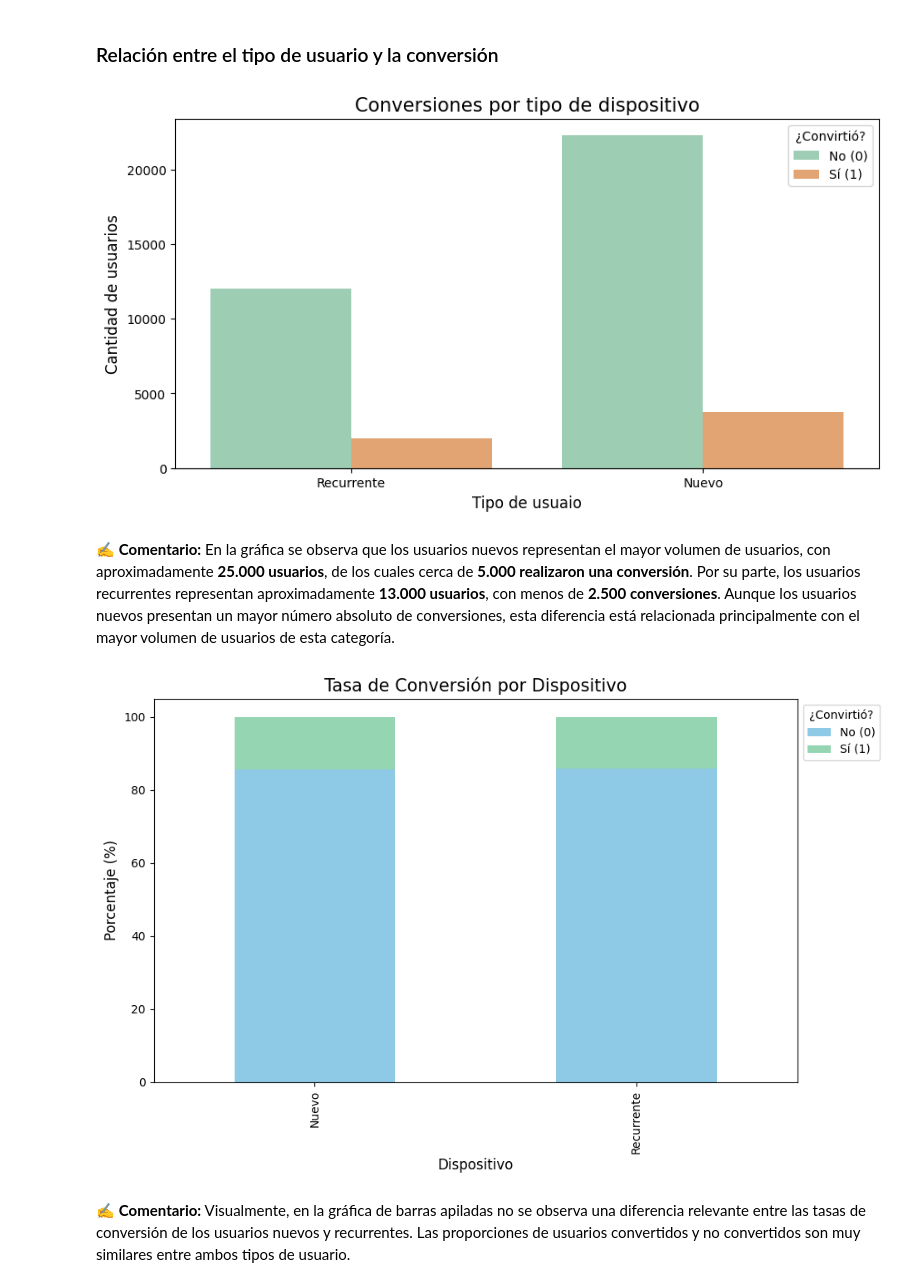
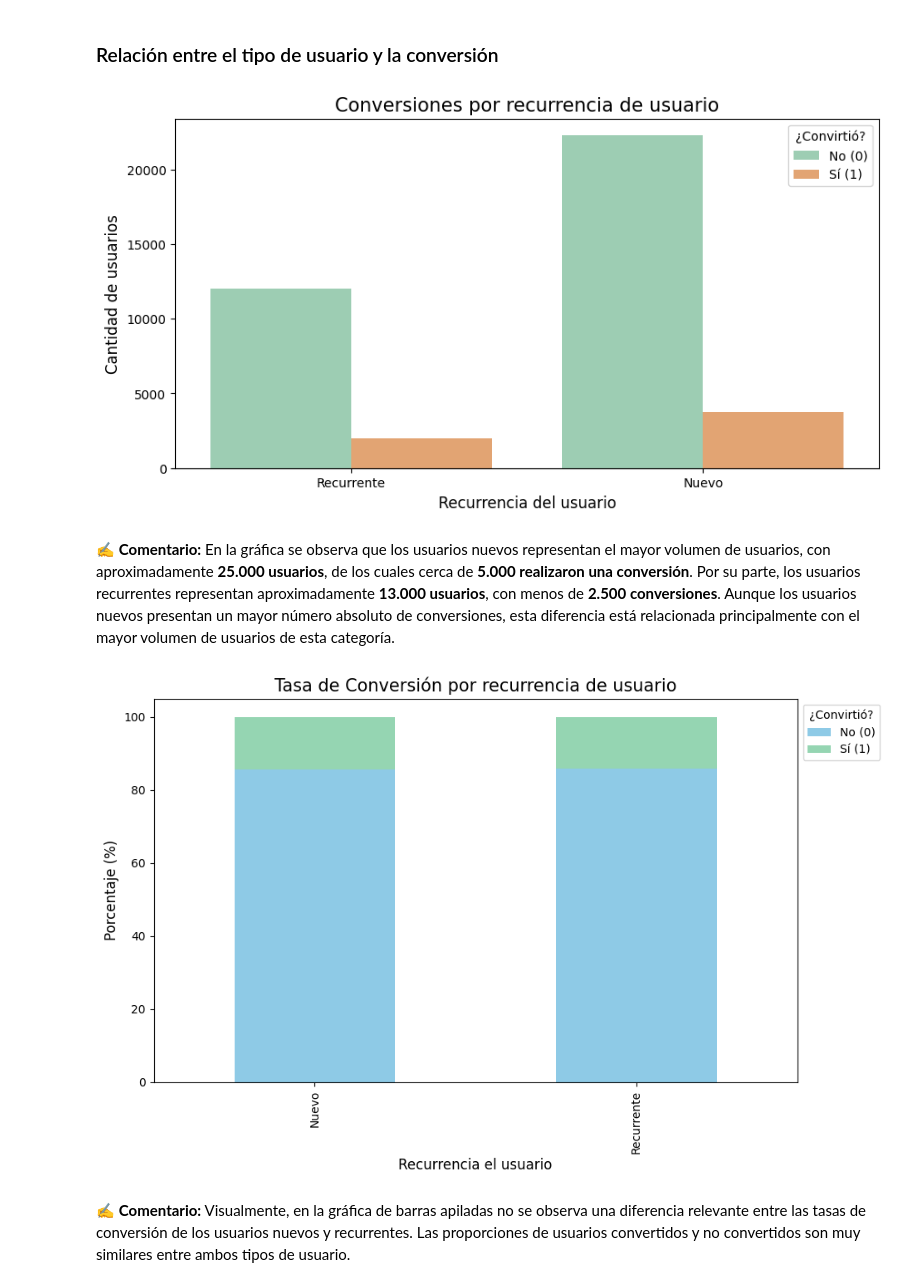
Before and after one commit to srlokygood/landing_experiment_data_analysis, a Jupyter notebook: S9 Version_Landing_Experiment.ipynb, the cells around one changed output. Saved outputs shown, nothing was run; the diff lists cells and outputs as text; code cells hidden in the pictures.

```diff
--- a/S9 Version_Landing_Experiment.ipynb
+++ b/S9 Version_Landing_Experiment.ipynb
@@ -602,13 +620,13 @@ plt.figure(figsize=(10, 5))
 sns.countplot(data=df, x='user_type', hue='converted', palette = ["#95D5B2", "#F4A261"])
 
 # Añadir detalles
-plt.title('Conversiones por tipo de dispositivo', fontsize=15)
-plt.xlabel('Tipo de usuaio', fontsize=12)
+plt.title('Conversiones por recurrencia de usuario', fontsize=15)
+plt.xlabel('Recurrencia del usuario', fontsize=12)
 plt.ylabel('Cantidad de usuarios', fontsize=12)
 plt.legend(title='¿Convirtió?', labels=['No (0)', 'Sí (1)'])
 plt.show()
 # %% [output]
-[figure, old version]
+[figure, new version]
 # %% [markdown]
 ✍️ **Comentario:**
 En la gráfica se observa que los usuarios nuevos representan el mayor volumen de usuarios, con aproximadamente **25.000 usuarios**, de los cuales cerca de **5.000 realizaron una conversión**. Por su parte, los usuarios recurrentes representan aproximadamente **13.000 usuarios**, con menos de **2.500 conversiones**.
@@ -616,16 +634,16 @@ Aunque los usuarios nuevos presentan un mayor número absoluto de conversiones,
 # %%
 table_ut_c = pd.crosstab(df['user_type'],df['converted'],normalize='index')*100
 
 # Gráfica de barras apiladas
 table_ut_c.plot(kind='bar', stacked=True, figsize=(10, 6), color=["#8ecae6", "#95d5b2"])
 
-plt.title('Tasa de Conversión por Dispositivo', fontsize=15)
+plt.title('Tasa de Conversión por recurrencia de usuario', fontsize=15)
 plt.ylabel('Porcentaje (%)', fontsize=12)
-plt.xlabel('Dispositivo', fontsize=12)
+plt.xlabel('Recurrencia el usuario', fontsize=12)
 plt.legend(title='¿Convirtió?', labels=['No (0)', 'Sí (1)'], loc='upper left', bbox_to_anchor=(1, 1))
 plt.show()
 # %% [output]
-[figure, old version]
+[figure, new version]
 # %% [markdown]
 ✍️ **Comentario:**
 Visualmente, en la gráfica de barras apiladas no se observa una diferencia relevante entre las tasas de conversión de los usuarios nuevos y recurrentes. Las proporciones de usuarios convertidos y no convertidos son muy similares entre ambos tipos de usuario.
```
Also changed, not shown: parts of 8 cells of this notebook.
